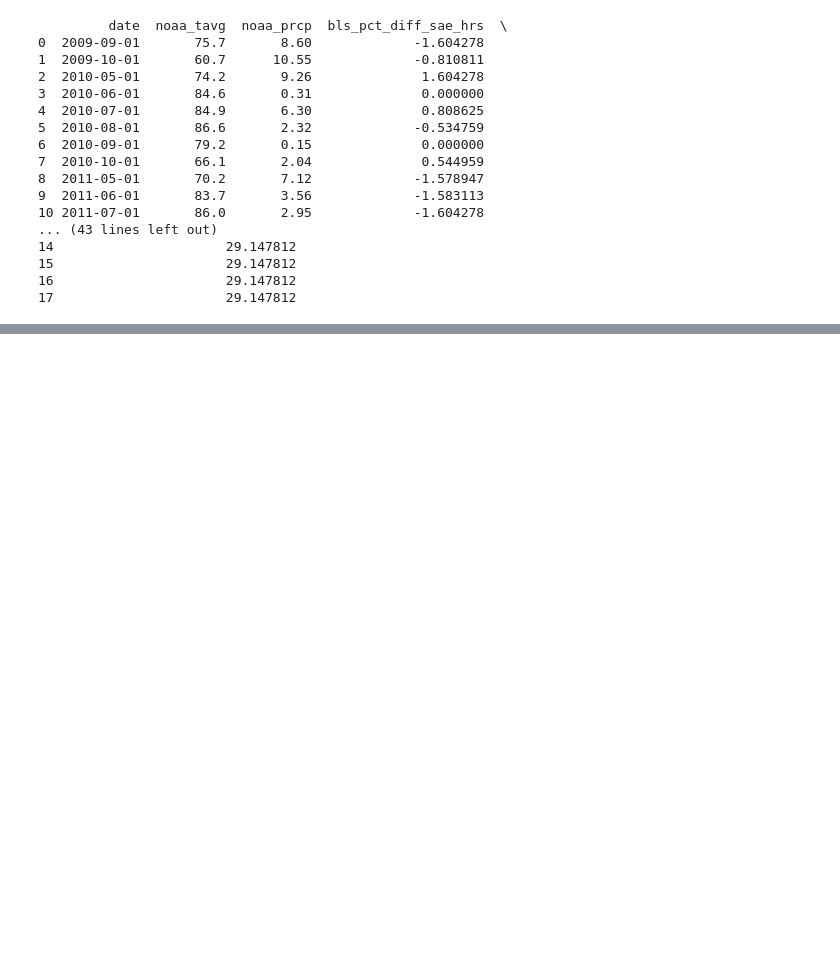
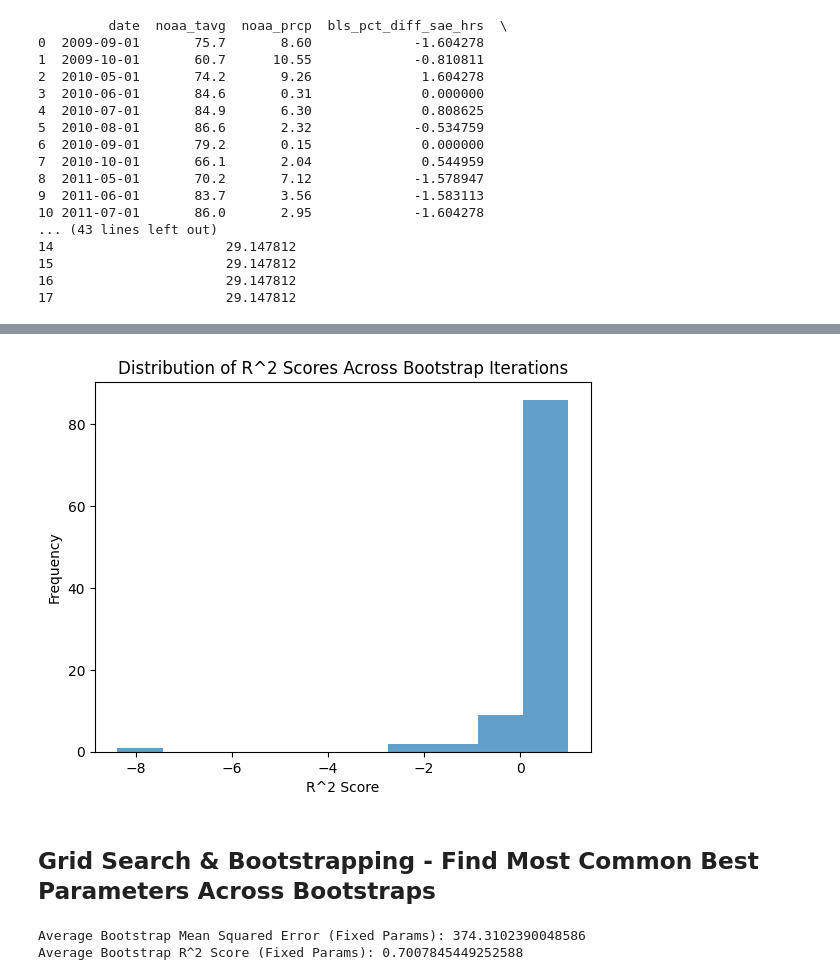
Before and after one commit to debsubdavis/data512-project, a Jupyter notebook: 02_economic_impact_model/stage3_model_training.ipynb, the cells around one changed output, grey strips where cells are left out. Drawn from its saved outputs; the diff is of its cells as text; code cells hidden in the pictures; blank space fills up the shorter version.

```diff
--- a/02_economic_impact_model/stage3_model_training.ipynb
+++ b/02_economic_impact_model/stage3_model_training.ipynb
@@ -164,0 +311,45 @@ print(merged_df.head(18))
+# %%
+plt.hist(boot_r2_scores, bins=10, alpha=0.7)
+plt.title('Distribution of R^2 Scores Across Bootstrap Iterations')
+plt.xlabel('R^2 Score')
+plt.ylabel('Frequency')
+plt.show()
+# %% [output]
+[figure, added]
+# %% [markdown]
+## Grid Search & Bootstrapping - Find Most Common Best Parameters Across Bootstraps
+# %%
+# Use the most common best parameters from the previous bootstrap
+fixed_params = {'learning_rate': 0.2, 'max_depth': 3, 'min_samples_split': 2, 'n_estimators': 100}
+best_gbr_fixed = GradientBoostingRegressor(**fixed_params, random_state=fixed_random_state)
+
+# Perform Bootstrapping Without Grid Search
+n_iterations = 100  # Number of bootstrap samples
+boot_mse_scores_fixed = []
+boot_r2_scores_fixed = []
+
+for i in range(n_iterations):
+    # Resample with replacement to create a bootstrap sample
+    X_resample, y_resample = resample(X, y, replace=True, random_state=fixed_random_state + i)
+
+    # Split the resampled dataset into training and testing sets
+    X_train, X_test, y_train, y_test = train_test_split(X_resample, y_resample, test_size=0.3, random_state=fixed_random_state)
+
+    # Train the model with fixed hyperparameters
+    best_gbr_fixed.fit(X_train, y_train)
+
+    # Evaluate the model on the test set
+    y_pred = best_gbr_fixed.predict(X_test)
+    mse = mean_squared_error(y_test, y_pred)
+    r2 = r2_score(y_test, y_pred)
+
+    # Store the evaluation metrics
+    boot_mse_scores_fixed.append(mse)
+    boot_r2_scores_fixed.append(r2)
+
+# Summary Statistics for Fixed Hyperparameters
+print("Average Bootstrap Mean Squared Error (Fixed Params):", np.mean(boot_mse_scores_fixed))
+print("Average Bootstrap R^2 Score (Fixed Params):", np.mean(boot_r2_scores_fixed))
+# %% [output]
+Average Bootstrap Mean Squared Error (Fixed Params): 374.3102390048586
+Average Bootstrap R^2 Score (Fixed Params): 0.7007845449252588
```
Also changed, not shown: parts of 8 cells of this notebook, 5 other files.
